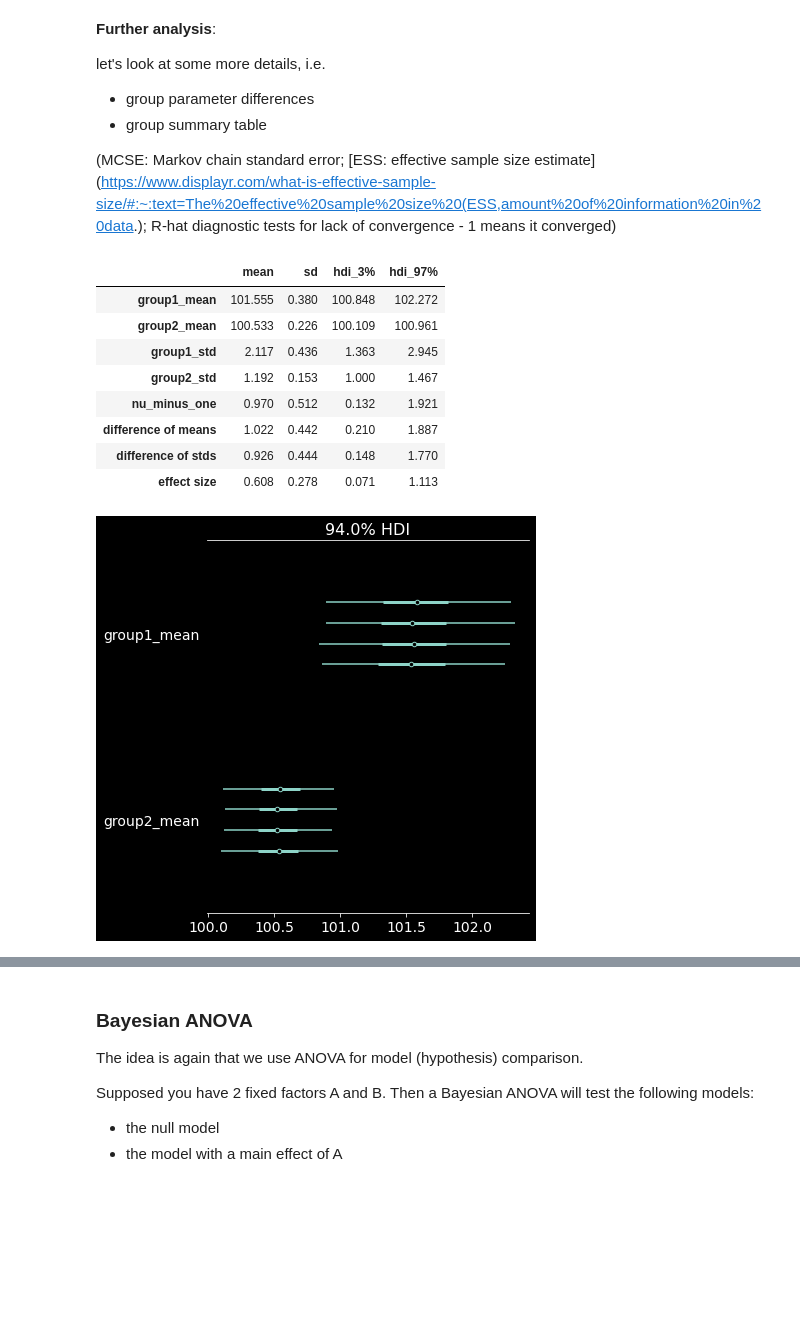
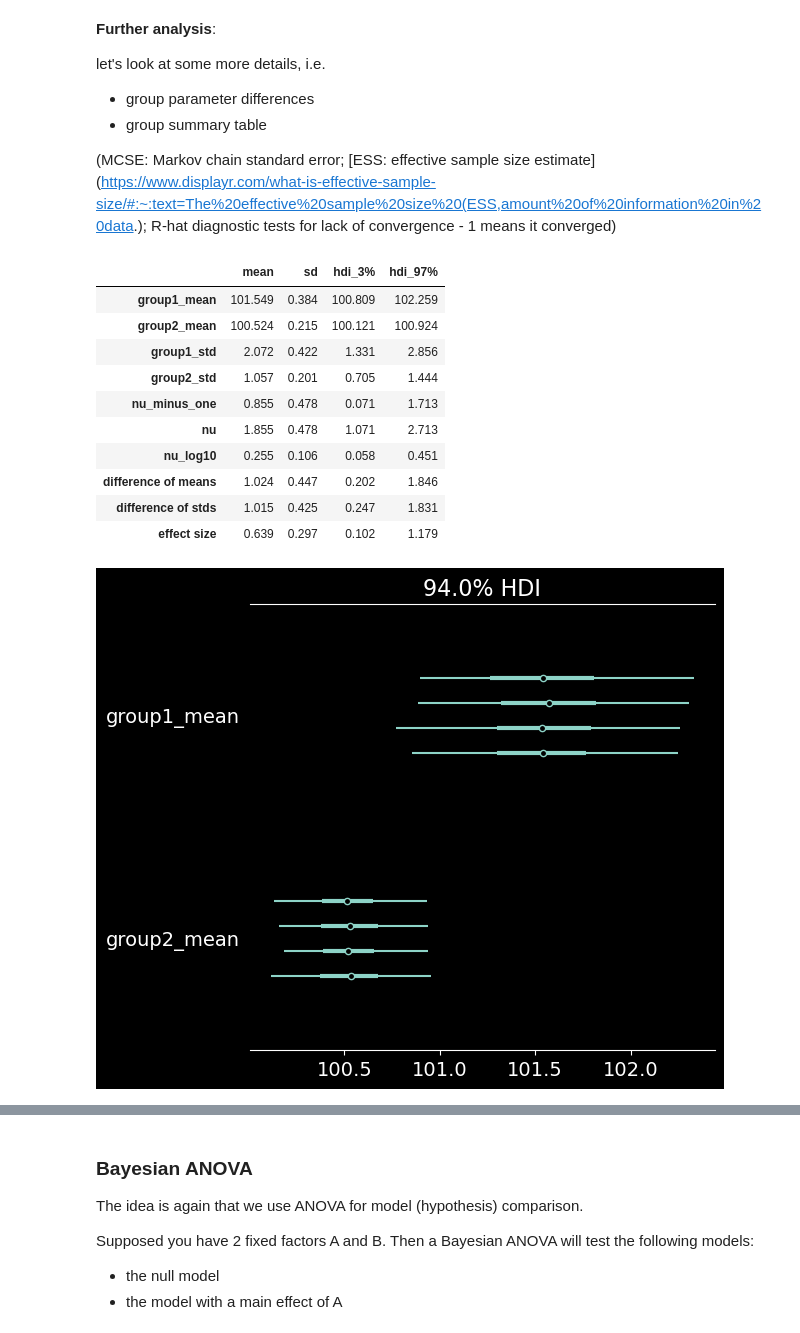
Before and after one commit to BlohmLab/NSCI801-QuantNeuro, a Jupyter notebook: NSCI801_Bayesian-stats.ipynb, the cells around one changed output, grey strips where cells are left out. Saved outputs shown, nothing was run; the diff lists cells and outputs as text; code cells hidden in the pictures; blank space fills up the shorter version.

```diff
--- a/NSCI801_Bayesian-stats.ipynb
+++ b/NSCI801_Bayesian-stats.ipynb
@@ -200,12 +205,12 @@ Since the means are real-valued, let's apply a normally distributed prior. Let's
 Importantly, this prior will **NOT** favour one over the other *a priori*. So let's start creating our statistical model...
 # %%
 # prior over the mean
-mu_m = y.value.mean()
-mu_s = y.value.std() * 2
+mu_m = indv.iq.mean()
+mu_s = indv.iq.std() * 2
 
 with pm.Model() as model:
-    group1_mean = pm.Normal('group1_mean', mu=mu_m, sd=mu_s)
-    group2_mean = pm.Normal('group2_mean', mu=mu_m, sd=mu_s)
+    group1_mean = pm.Normal("group1_mean", mu=mu_m, sigma=mu_s)
+    group2_mean = pm.Normal("group2_mean", mu=mu_m, sigma=mu_s)
 # %% [markdown]
 Let's give the group standard deviations a uniform prior over a plausible range of values for the variability of the outcome variable
 # %%
@@ -261,5 +270,5 @@ with model:
 This is now super simple thanks to Python magic...
 # %%
 with model:
-    trace = pm.sample(2000)
+    idata = pm.sample()
 # %% [output]
@@ -313,17 +325,19 @@ let's look at some more details, i.e.
 
 (MCSE: Markov chain standard error; [ESS: effective sample size estimate](https://www.displayr.com/what-is-effective-sample-size/#:~:text=The%20effective%20sample%20size%20(ESS,amount%20of%20information%20in%20data.); R-hat diagnostic tests for lack of convergence - 1 means it converged)
 # %%
-pm.plot_forest(trace, var_names=["group1_mean", "group2_mean"]); # we ran 4 chains, we'll thus get 4 HDI estimates
-pm.plot_forest(trace, var_names=["group1_std", "group2_std", "nu_minus_one"]);
-pm.summary(trace, kind = "stats")
+az.plot_forest(idata, var_names=["group1_mean", "group2_mean"]); # we ran 4 chains, we'll thus get 4 HDI estimates
+az.plot_forest(idata, var_names=["group1_std", "group2_std", "nu_minus_one"]);
+az.summary(idata, kind = "stats")
 # %% [output]
 |  | mean | sd | hdi_3% | hdi_97% |
-| group1_mean | 101.555 | 0.380 | 100.848 | 102.272 |
-| group2_mean | 100.533 | 0.226 | 100.109 | 100.961 |
-| group1_std | 2.117 | 0.436 | 1.363 | 2.945 |
-| group2_std | 1.192 | 0.153 | 1.000 | 1.467 |
-| nu_minus_one | 0.970 | 0.512 | 0.132 | 1.921 |
-| difference of means | 1.022 | 0.442 | 0.210 | 1.887 |
-| difference of stds | 0.926 | 0.444 | 0.148 | 1.770 |
-| effect size | 0.608 | 0.278 | 0.071 | 1.113 |
+| group1_mean | 101.549 | 0.384 | 100.809 | 102.259 |
+| group2_mean | 100.524 | 0.215 | 100.121 | 100.924 |
+| group1_std | 2.072 | 0.422 | 1.331 | 2.856 |
+| group2_std | 1.057 | 0.201 | 0.705 | 1.444 |
+| nu_minus_one | 0.855 | 0.478 | 0.071 | 1.713 |
+| nu | 1.855 | 0.478 | 1.071 | 2.713 |
+| nu_log10 | 0.255 | 0.106 | 0.058 | 0.451 |
+| difference of means | 1.024 | 0.447 | 0.202 | 1.846 |
+| difference of stds | 1.015 | 0.425 | 0.247 | 1.831 |
+| effect size | 0.639 | 0.297 | 0.102 | 1.179 |
-[figure, old version]
+[figure, new version]
```
Also changed, not shown: parts of 20 cells of this notebook.
